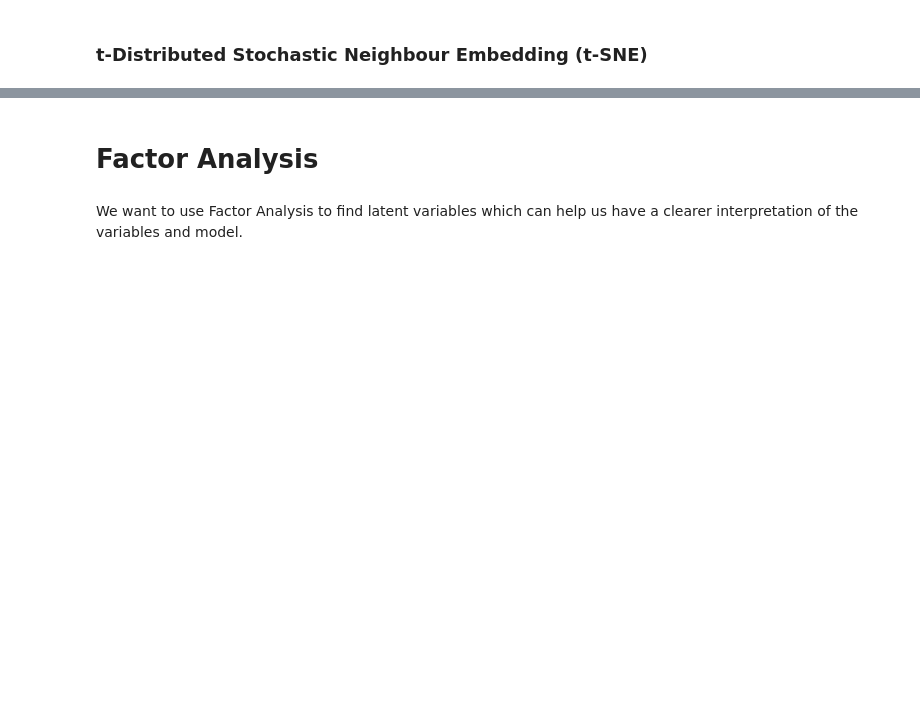
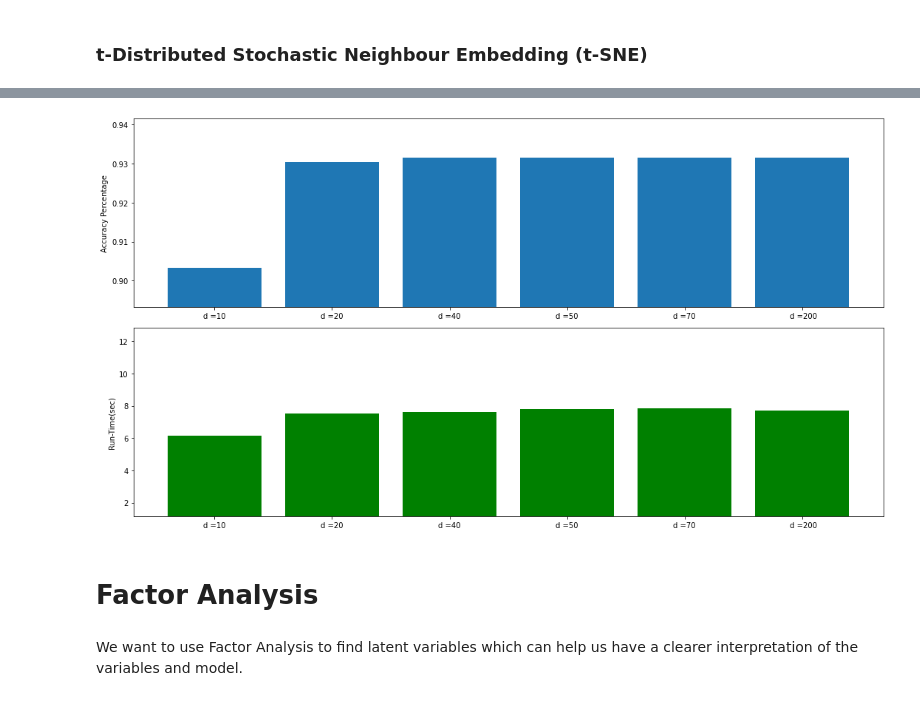
Before and after one commit to zunedz/CS3244-Project, a Jupyter notebook: Project.ipynb, the cells around one changed output, grey strips where cells are left out. Drawn from its saved outputs; the diff is of its cells as text; code cells hidden in the pictures; blank space fills up the shorter version.

```diff
--- a/Project.ipynb
+++ b/Project.ipynb
@@ -258,3 +361,52 @@ acc_RF_n
+# %%
+clf_RF_d = [RandomForestClassifier(n_estimators = 200, max_depth = 10, random_state  = 1300),
+            RandomForestClassifier(n_estimators = 200, max_depth = 20, random_state  = 1300),
+            RandomForestClassifier(n_estimators = 200, max_depth = 40, random_state  = 1300),
+            RandomForestClassifier(n_estimators = 200, max_depth = 50,random_state  = 1300),
+            RandomForestClassifier(n_estimators = 200, max_depth = 70, random_state  = 1300),
+            RandomForestClassifier(n_estimators = 200, max_depth = 200, random_state  = 1300)]
+# %%
+ex_time_RF_d = []
+acc_RF_d = []
+
+for clf in clf_RF_d :
+    start_time = timer()
+    fit = clf.fit(X_train, np.ravel(train_labels))
+    pred = fit.predict(X_test)
+    accuracy = accuracy_score(validation_labels, pred)
+    elapsed = timer() - start_time
+
+    ex_time_RF_d.append(elapsed)
+    acc_RF_d.append(accuracy)
+# %%
+# Graphical Representation of ACCURACY and Execution Time for Random Forest with n = 200 and different max depths of a tree.
+
+label = ('d =10','d =20','d =40','d =50','d =70', ' d =200')
+Accu = acc_RF_d
+ExTime = ex_time_RF_d
+
+
+plt.figure(figsize = (15,8))
+y_pos = np.arange(len(label))
+
+#Accuracy
+plt.subplot(2,1,1)
+plt.bar(y_pos, Accu, align='center')
+plt.xticks(y_pos, label)
+plt.ylim(min(Accu)- 0.01 , max(Accu) +0.01)
+plt.ylabel('Accuracy Percentage')
+
+#Execution Time
+plt.subplot(2,1,2)
+plt.bar(y_pos, ExTime, align='center', color = 'g')
+plt.xticks(y_pos, label)
+plt.ylim(min(ExTime)- 5 , max(ExTime) +5)
+plt.ylabel('Run-Time(sec)')
+
+plt.tight_layout()
+plt.show()
+# %% [output]
+[figure, added]
 # %% [markdown]
 # Factor Analysis
 # %% [markdown]
```
Also changed, not shown: parts of 37 cells of this notebook.
